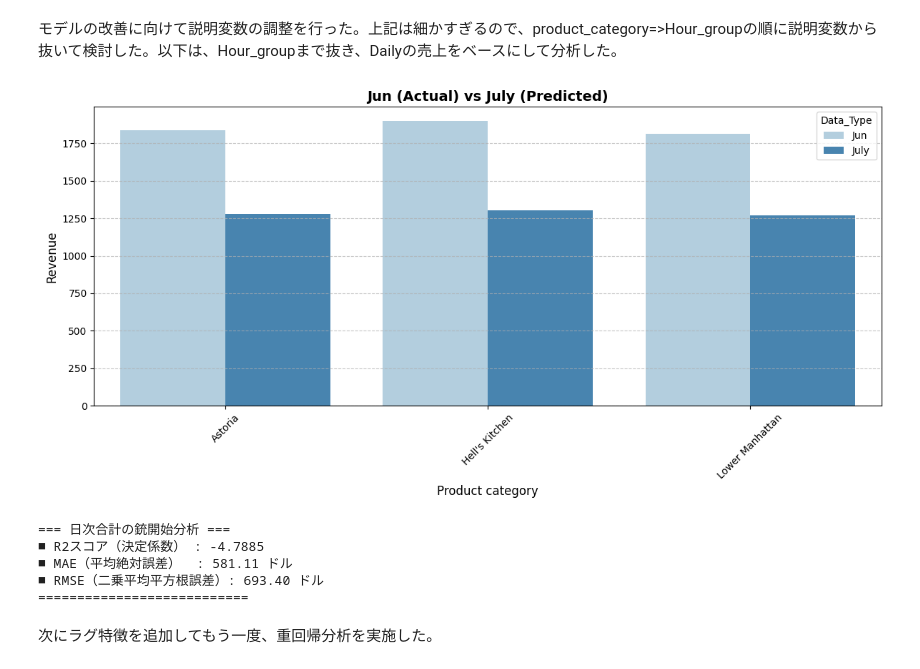
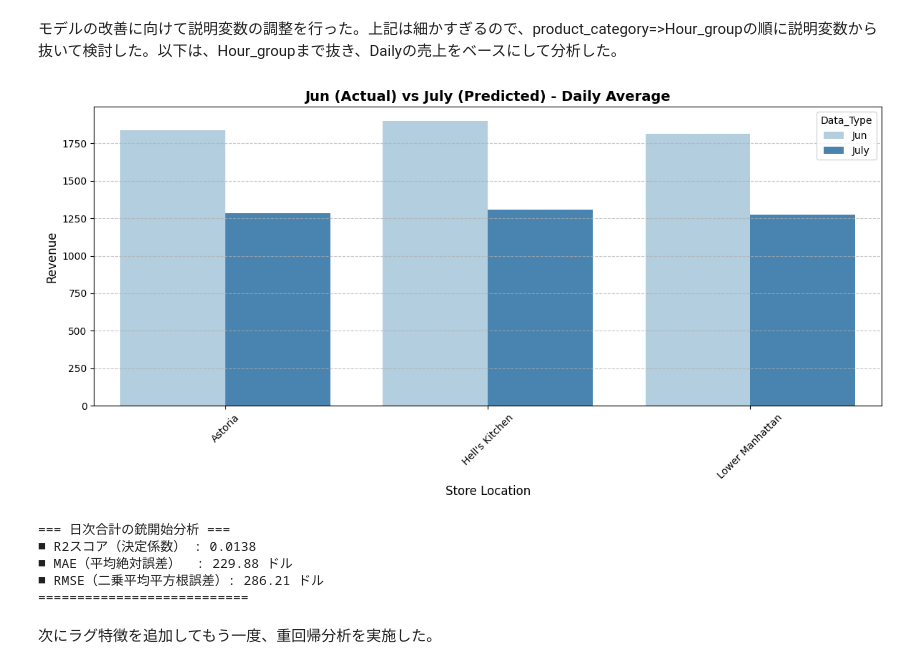
Before and after one commit to toshi-works/toshi-kaggle, a Jupyter notebook: coffee_shop.ipynb, the cells around one changed output. Saved outputs shown, nothing was run; the diff lists cells and outputs as text; code cells hidden in the pictures.

```diff
--- a/coffee_shop.ipynb
+++ b/coffee_shop.ipynb
@@ -420,85 +420,81 @@ print("======================")
 # %% [markdown]
 モデルの改善に向けて説明変数の調整を行った。上記は細かすぎるので、product_category=>Hour_groupの順に説明変数から抜いて検討した。以下は、Hour_groupまで抜き、Dailyの売上をベースにして分析した。
 # %%
-from sklearn.linear_model import LinearRegression
-from sklearn.preprocessing import OneHotEncoder
 
-# 前処理：説明変数（X）と目的変数（y）の準備
-df_daily = (
-    transaction_df.groupby(["transaction_date", "store_location", "Month_group", "Weekday_group"])["Revenue"]
-    .sum()
-    .reset_index())
+# 7月の未来予測データの作成（ラグ特徴量・NaN対応版）
+# df_dailyから、店舗・曜日・ラグ特徴量のユニークな組み合わせを抽出
+future_features = ["store_location", "Weekday_group", "revenue_lag_1", "revenue_lag_7", "revenue_roll_mean_7"]
+future_base = df_daily[future_features].drop_duplicates().reset_index(drop=True)
 
-categorical_features = ["store_location", "Month_group","Weekday_group"]
-X = df_daily[categorical_features]
-y = df_daily["Revenue"]
-# カテゴリ変数の列（文字データ）だけをOne-Hotエンコーディング
-encoder = OneHotEncoder(sparse_output=False, handle_unknown="ignore")
-X_encoded = encoder.fit_transform(X)
-# X_finalはOne-Hot変換されたカテゴリ変数だけで構成
-X_final = pd.DataFrame(X_encoded, columns=encoder.get_feature_names_out(categorical_features))
-# モデルの学習
-model = LinearRegression()
-model.fit(X_final, y)
+# もし未来データにNaN（空っぽ）が混ざっていたら、全体の平均値で穴埋めする
+future_base["revenue_lag_1"] = future_base["revenue_lag_1"].fillna(df_daily["revenue_lag_1"].mean())
+future_base["revenue_lag_7"] = future_base["revenue_lag_7"].fillna(df_daily["revenue_lag_7"].mean())
+future_base["revenue_roll_mean_7"] = future_base["revenue_roll_mean_7"].fillna(df_daily["revenue_roll_mean_7"].mean())
 
-# 7月の未来予測データの作成（過学習対策で全期間の平均パターンを抽出）
-#全期間（transaction_df）から時間・商品・店舗の平均パターンを作る
-future_base = (
-    transaction_df.groupby(["store_location","Weekday_group"])
-    .size()
-    .reset_index(name="count")
-)
-#  size() を使うことで、「その時間・その商品・その店舗」の標準的な組み合わせ枠を作る
-# 予測したい7月の情報を入れた列を作る
+# 予測したい7月の情報を追加
 future_base["Month_group"] = "Jul"
-# 未来データの変換と予測（AIによる売上予測）
-# 学習時と同じエンコーダーを使って、未来予測データをOne-Hot変換
+
+# カテゴリ変数のOne-Hotエンコーディング
 future_encoded = encoder.transform(future_base[categorical_features])
 future_final = pd.DataFrame(
     future_encoded, columns=encoder.get_feature_names_out(categorical_features)
 )
+
+# One-Hot化したデータに、穴埋め済みのラグ特徴量を合流させる
+future_final["revenue_lag_1"] = future_base["revenue_lag_1"]
+future_final["revenue_lag_7"] = future_base["revenue_lag_7"]
+future_final["revenue_roll_mean_7"] = future_base["revenue_roll_mean_7"]
+
+# AIに予測させる（データが全て埋まったので、今度こそエラーになりません！）
 future_base["predicted_revenue"] = model.predict(future_final)
+
+
+
 # 可視化（直近6月の実績平均と、7月の予測値の差異を比較）
-# 比較対象として、直近6月のリアルな実績データを抽出
+# 6月の1日あたりの平均売上を計算
 df_6 = df_daily[df_daily["Month_group"] == "Jun"]
 actual_6 = df_6.groupby(["store_location"])["Revenue"].mean().reset_index().rename(columns={"Revenue": "Jun"})
+
+# 7月の1日あたりの予測平均を計算
 pred_7 = (
     future_base.groupby(["store_location"])["predicted_revenue"]
     .mean()
     .reset_index()
     .rename(columns={"predicted_revenue": "July"})
 )
-# 商品タイプを軸にして2つのデータをマージ
+
+# 店舗を軸にして2つのデータをマージ
 comparison_df = pd.merge(actual_6, pred_7, on="store_location")
+
 # グラフ用にデータを整形
 comparison_melted = comparison_df.melt(
     id_vars="store_location", var_name="Data_Type", value_name="Revenue"
 )
 
 # グラフ描画
 plt.figure(figsize=(12, 6))
 sns.barplot(
     x="store_location",
     y="Revenue",
     hue="Data_Type",
     data=comparison_melted,
-    palette="Blues",
+    palette="Blues",  # 青一色のグラデーション
 )
 
-plt.title("Jun (Actual) vs July (Predicted)", fontsize=14, fontweight="bold")
-plt.xlabel("Product category", fontsize=12)
+plt.title("Jun (Actual) vs July (Predicted) - Daily Average", fontsize=14, fontweight="bold")
+plt.xlabel("Store Location", fontsize=12)
 plt.ylabel("Revenue", fontsize=12)
 plt.xticks(rotation=45)
 plt.grid(axis="y", linestyle="--", alpha=0.7)
 plt.tight_layout()
 plt.show()
 # %% [output]
-[figure, old version]
+[figure, new version]
 # %%
 from sklearn.metrics import mean_absolute_error, mean_squared_error, r2_score
 import numpy as np
 
-df_jun_test = df_daily_clean[df_daily_clean["Month_group"] == "Jun"].copy()
+df_jun_test = df_daily[df_daily["Month_group"] == "Jun"].copy()
 
 X_jun_test = X_final.loc[df_jun_test.index]
 y_jun_actual = df_jun_test["Revenue"]
@@ -517,9 +513,9 @@ print(f"■ RMSE（二乗平均平方根誤差）: {rmse:.2f} ドル")
 print("===========================")
 # %% [output]
 === 日次合計の銃開始分析 ===
-■ R2スコア（決定係数） : -4.7885
-■ MAE（平均絶対誤差）  : 581.11 ドル
-■ RMSE（二乗平均平方根誤差）: 693.40 ドル
+■ R2スコア（決定係数） : 0.0138
+■ MAE（平均絶対誤差）  : 229.88 ドル
+■ RMSE（二乗平均平方根誤差）: 286.21 ドル
 ===========================
 # %% [markdown]
 次にラグ特徴を追加してもう一度、重回帰分析を実施した。
```
Also changed, not shown: parts of 5 cells of this notebook.
